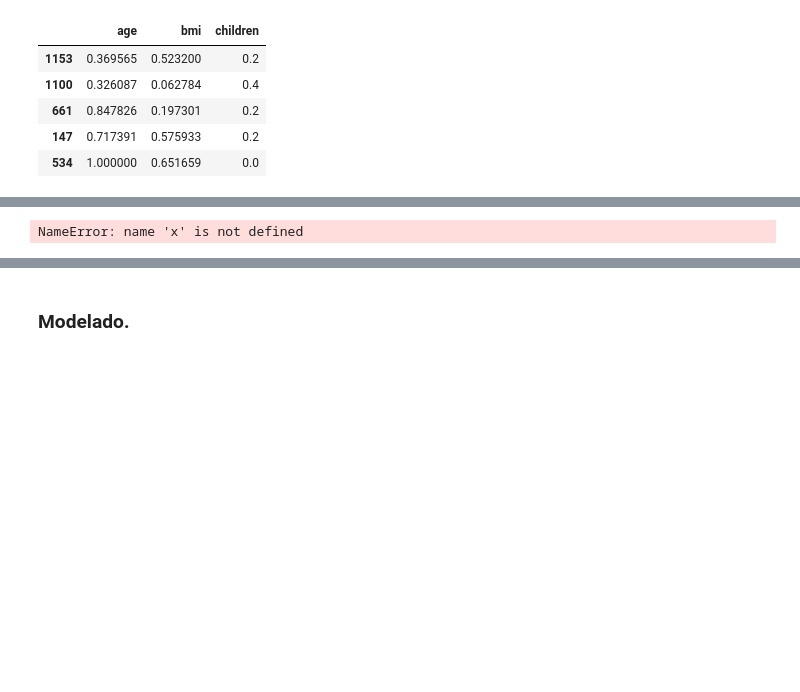
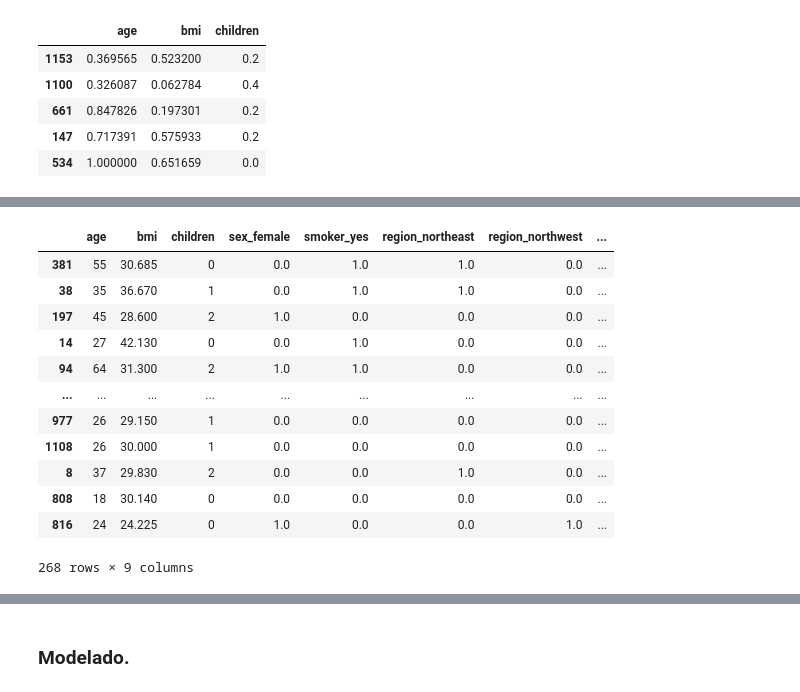
Before and after one commit to Antonio27M/ML-web-app-using-Streamlit, a Jupyter notebook: src/02-linear-regression-medical-insurance-cost.ipynb, the cells around one changed output, grey strips where cells are left out. Drawn from its saved outputs; the diff is of its cells as text; code cells hidden in the pictures; blank space fills up the shorter version.

```diff
--- a/src/02-linear-regression-medical-insurance-cost.ipynb
+++ b/src/02-linear-regression-medical-insurance-cost.ipynb
@@ -163,7 +163,7 @@ onehot_encoder = OneHotEncoder(sparse_output=False)
 
 onehot_encoder.fit(X_train[cat_variables])
 
-X_train_cat_ohe = onehot_encoder.transform(X_train[cat_variables])
+X_train_cat_ohe = onehot_encoder.fit_transform(X_train[cat_variables])
 X_train_cat_ohe = pd.DataFrame(X_train_cat_ohe, index=X_train.index, columns=onehot_encoder.get_feature_names_out(cat_variables))
 
 X_test_cat_ohe = onehot_encoder.transform(X_test[cat_variables])
@@ -209,7 +243,19 @@ X_train_cat_ohe.drop(columns=columns_drop, inplace=True)
 X_test_cat_ohe.drop(columns=columns_drop, inplace=True)
 X_train_seg = pd.concat([X_train.drop(columns=cat_variables), X_train_cat_ohe], axis=1)
 X_test_seg = pd.concat([X_test.drop(columns=cat_variables), X_test_cat_ohe], axis=1)
-# %%
-x
-# %% [output]
-NameError: name 'x' is not defined
+# %%
+X_test_seg
+# %% [output]
+|  | age | bmi | children | sex_female | smoker_yes | region_northeast | region_northwest | ... |
+| 381 | 55 | 30.685 | 0 | 0.0 | 1.0 | 1.0 | 0.0 | ... |
+| 38 | 35 | 36.670 | 1 | 0.0 | 1.0 | 1.0 | 0.0 | ... |
+| 197 | 45 | 28.600 | 2 | 1.0 | 0.0 | 0.0 | 0.0 | ... |
+| 14 | 27 | 42.130 | 0 | 0.0 | 1.0 | 0.0 | 0.0 | ... |
+| 94 | 64 | 31.300 | 2 | 1.0 | 1.0 | 0.0 | 0.0 | ... |
+| ... | ... | ... | ... | ... | ... | ... | ... | ... |
+| 977 | 26 | 29.150 | 1 | 0.0 | 0.0 | 0.0 | 0.0 | ... |
+| 1108 | 26 | 30.000 | 1 | 0.0 | 0.0 | 0.0 | 0.0 | ... |
+| 8 | 37 | 29.830 | 2 | 0.0 | 0.0 | 1.0 | 0.0 | ... |
+| 808 | 18 | 30.140 | 0 | 0.0 | 0.0 | 0.0 | 0.0 | ... |
+| 816 | 24 | 24.225 | 0 | 1.0 | 0.0 | 0.0 | 1.0 | ... |
+268 rows × 9 columns
```
Also changed, not shown: parts of 10 cells of this notebook, 6 other files.
